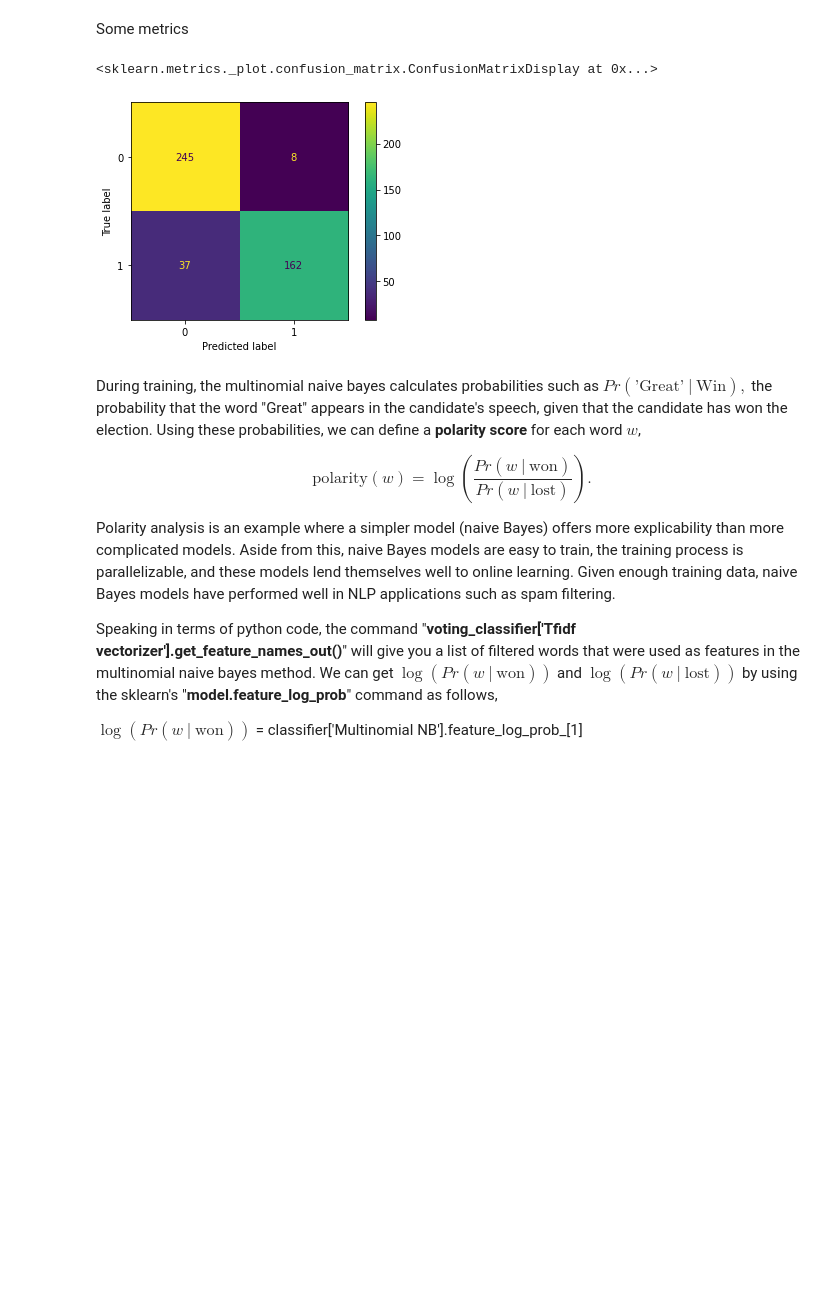
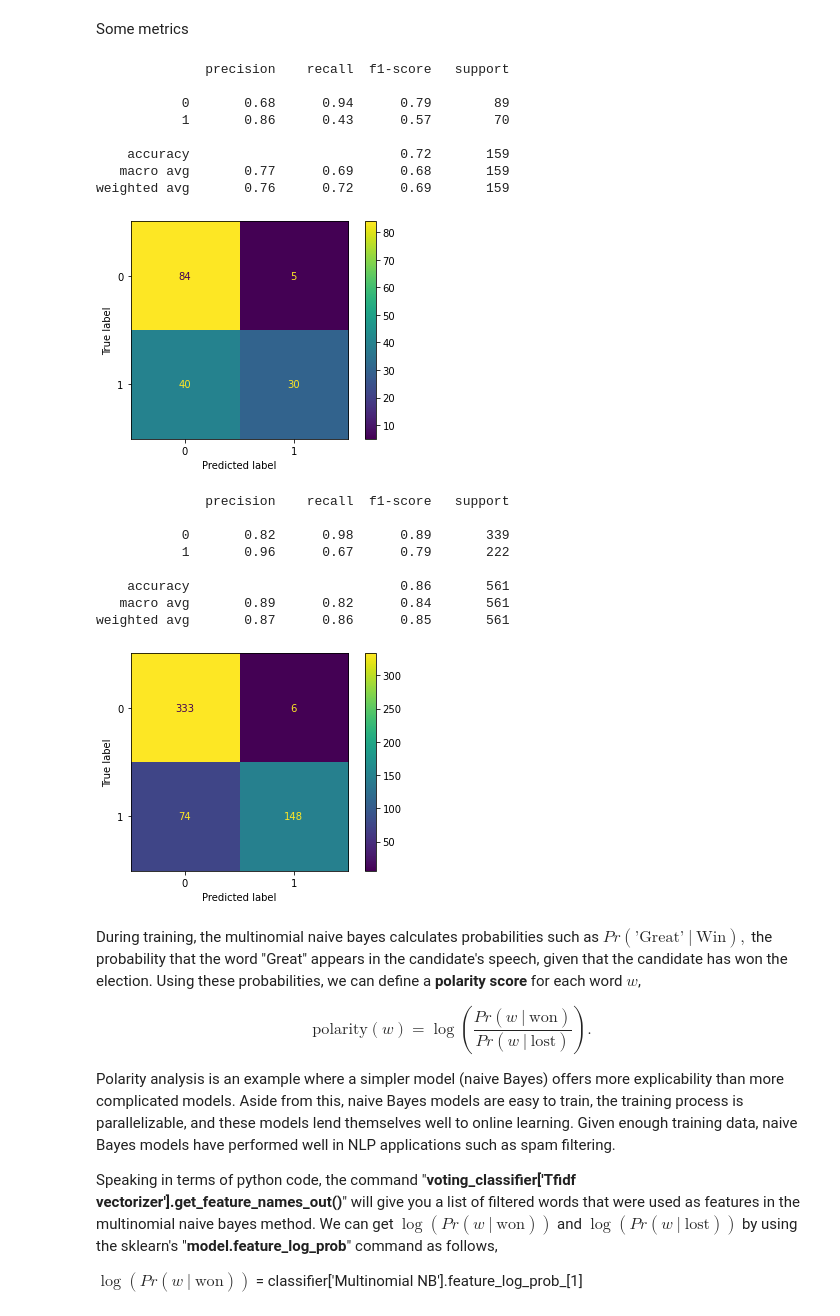
Before and after one commit to MAdnanM94/LARAN, a Jupyter notebook: Project.ipynb, the cells around one changed output. Saved outputs shown, nothing was run; the diff lists cells and outputs as text; code cells hidden in the pictures; blank space fills up the shorter version.

```diff
--- a/Project.ipynb
+++ b/Project.ipynb
@@ -106,13 +122,35 @@ Fit the Voting_classifier to the train data and make predictions on the test dat
 # %%
 Voting_classifier.fit(X,y)
 y_predict = Voting_classifier.predict(X_test)
+y_predict_train = Voting_classifier.predict(X)
 # %% [markdown]
 Some metrics
 # %%
 plot_confusion_matrix(Voting_classifier, X_test, y_test)
+print(classification_report(y_test, y_predict))
 # %% [output]
-<sklearn.metrics._plot.confusion_matrix.ConfusionMatrixDisplay at 0x...>
+              precision    recall  f1-score   support
+
+           0       0.68      0.94      0.79        89
+           1       0.86      0.43      0.57        70
+
+    accuracy                           0.72       159
+   macro avg       0.77      0.69      0.68       159
+weighted avg       0.76      0.72      0.69       159
-[figure, old version]
+[figure, new version]
+# %%
+plot_confusion_matrix(Voting_classifier, X, y)
+print(classification_report(y, y_predict_train))
+# %% [output]
+              precision    recall  f1-score   support
+
+           0       0.82      0.98      0.89       339
+           1       0.96      0.67      0.79       222
+
+    accuracy                           0.86       561
+   macro avg       0.89      0.82      0.84       561
+weighted avg       0.87      0.86      0.85       561
+[figure, added]
 # %% [markdown]
 During training, the multinomial naive bayes calculates probabilities such as $Pr(\textrm{'Great'}\ |\ \textrm{Win}),$ the probability that the word "Great" appears in the candidate's speech, given that the candidate has won the election.  Using these probabilities, we can define a **polarity score** for each word $w$,
 
```
Also changed, not shown: parts of 9 cells of this notebook.
